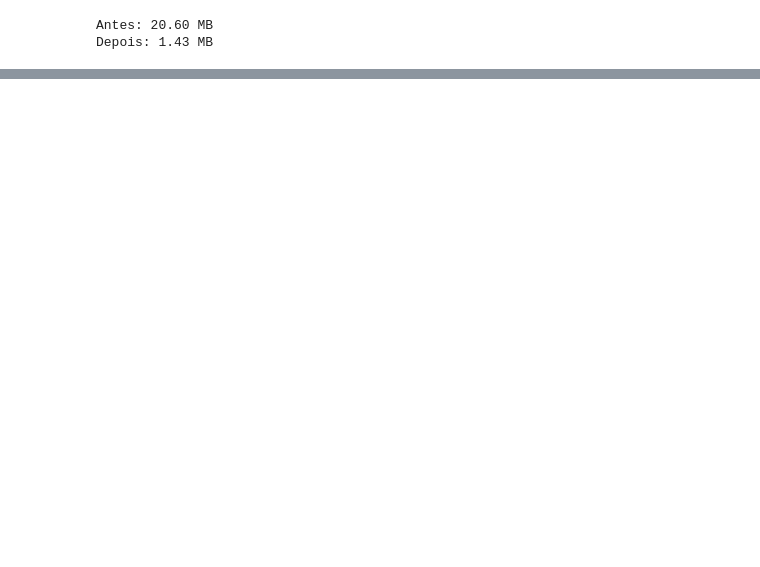
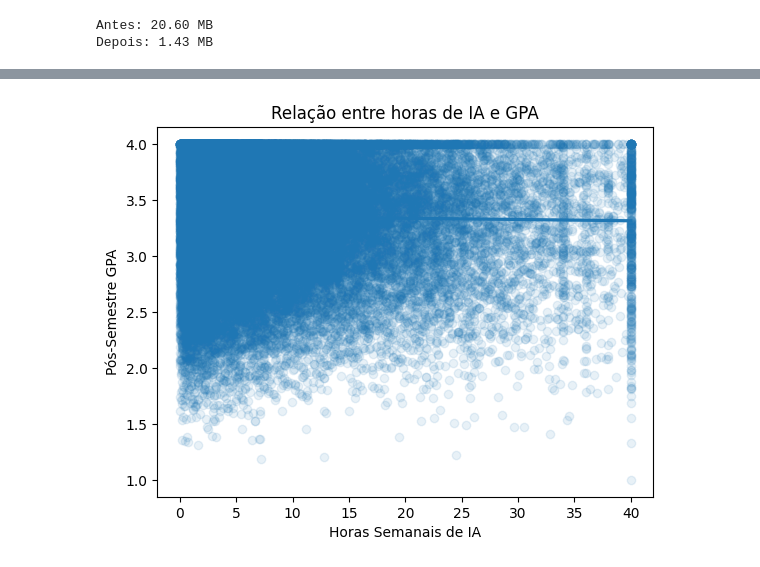
Before and after one commit to vinicuervo/Treinamento-ScitecJr-2026, a Jupyter notebook: aula2e3/aula3.ipynb, the cells around one changed output, grey strips where cells are left out. Cells and saved outputs as stored; diff of their text form; code cells hidden in the pictures; blank space fills up the shorter version.

```diff
--- a/aula2e3/aula3.ipynb
+++ b/aula2e3/aula3.ipynb
@@ -172,0 +223,15 @@ df.to_csv('ai_student_impact_dataset_final.csv', index=False)
+# %%
+sns.regplot(
+    data=df,
+    x='Weekly_GenAI_Hours',
+    y='Post_Semester_GPA',
+    scatter_kws={'alpha':0.1}
+)
+
+plt.xlabel('Horas Semanais de IA')
+plt.ylabel('Pós-Semestre GPA')
+plt.title('Relação entre horas de IA e GPA')
+
+plt.show()
+# %% [output]
+[figure, added]
```
Also changed, not shown: parts of 6 cells of this notebook.
